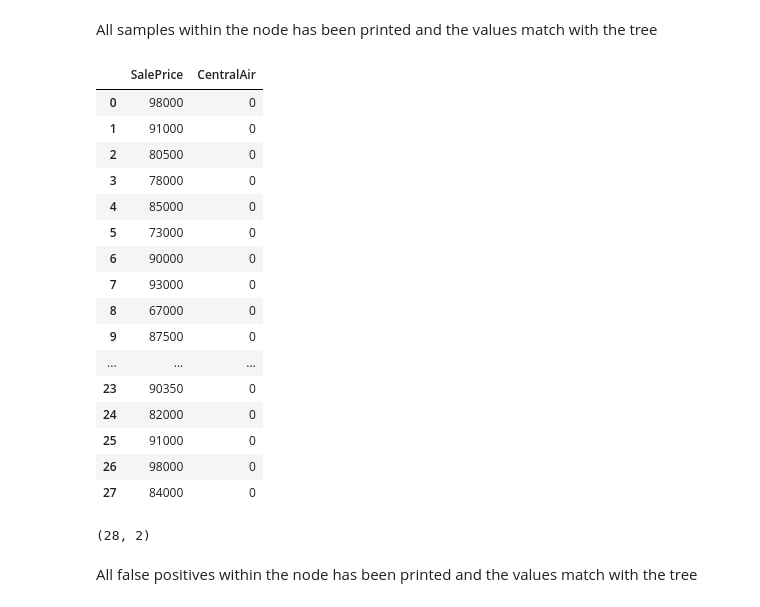
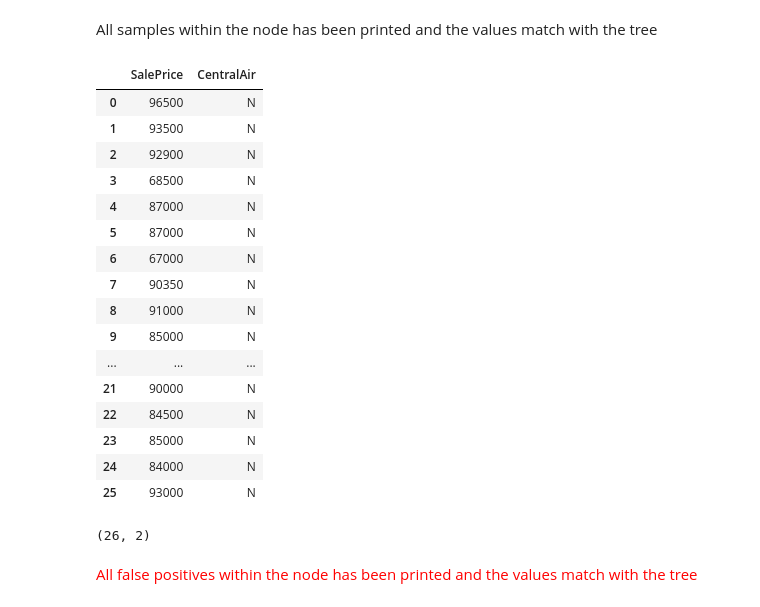
Before and after one commit to rachtrx/SC1015_DSAI_Labs, a Jupyter notebook: ex5/Exercise5_Solution.ipynb, the cells around one changed output. Saved outputs shown, nothing was run; the diff lists cells and outputs as text; code cells hidden in the pictures.

```diff
--- a/ex5/Exercise5_Solution.ipynb
+++ b/ex5/Exercise5_Solution.ipynb
@@ -77,7 +77,7 @@ class Model:
         self.feature = feature
         self.variable = variable
         self.df_og = aircon_dataframe.loc[:, [feature, variable]].copy()
-        self.df_og[variable] = self.df_og[variable].map({'Y': 1, 'N': 0})
+        # self.df_og[variable] = self.df_og[variable].map({'Y': 1, 'N': 0})
 
     def fit_and_predict_y_val(self):
         self.X_train, self.X_test, self.y_train, self.y_test = train_test_split(self.df_og[self.feature].to_frame(), self.df_og[self.variable].to_frame(), test_size=0.25)
@@ -129,7 +129,7 @@ class Model:
         f = plt.figure(figsize=(20,20))
         plot_tree(self.dectree, filled=True, rounded=True,
                     feature_names=[self.feature],
-                    class_names=["No AC","With AC"])
+                    class_names=self.dectree.classes_) # no longer need to encode
         plt.title(f"Decision tree (Max Depth {self.max_depth}): {self.variable} classified by {self.feature}")
         plt.show()
 # %%
@@ -295,35 +309,35 @@ node_dataframe.shape
 All samples within the node has been printed and the values match with the tree
 # %%
 fp_mask = (
-    (salePrice_3_model.df_train['SalePrice'] > 63750) &
-    (salePrice_3_model.df_train['SalePrice'] <= 98300) &
-    (salePrice_3_model.df_train['CentralAir'] == 0)
+    (salePrice_3_model.df_train['SalePrice'] > 61691.5) &
+    (salePrice_3_model.df_train['SalePrice'] <= 97750) &
+    (salePrice_3_model.df_train['CentralAir'] == 'N')
 )
 
 fp_dataframe = salePrice_3_model.df_train.loc[fp_mask].copy()
 fp_dataframe.reset_index(drop=True, inplace=True)
 fp_dataframe
 # %% [output]
 |  | SalePrice | CentralAir |
-| 0 | 98000 | 0 |
-| 1 | 91000 | 0 |
-| 2 | 80500 | 0 |
-| 3 | 78000 | 0 |
-| 4 | 85000 | 0 |
-| 5 | 73000 | 0 |
-| 6 | 90000 | 0 |
-| 7 | 93000 | 0 |
-| 8 | 67000 | 0 |
-| 9 | 87500 | 0 |
+| 0 | 96500 | N |
+| 1 | 93500 | N |
+| 2 | 92900 | N |
+| 3 | 68500 | N |
+| 4 | 87000 | N |
+| 5 | 87000 | N |
+| 6 | 67000 | N |
+| 7 | 90350 | N |
+| 8 | 91000 | N |
+| 9 | 85000 | N |
 | ... | ... | ... |
-| 23 | 90350 | 0 |
-| 24 | 82000 | 0 |
-| 25 | 91000 | 0 |
-| 26 | 98000 | 0 |
-| 27 | 84000 | 0 |
+| 21 | 90000 | N |
+| 22 | 84500 | N |
+| 23 | 85000 | N |
+| 24 | 84000 | N |
+| 25 | 93000 | N |
 # %%
 fp_dataframe.shape
 # %% [output]
-(28, 2)
+(26, 2)
 # %% [markdown]
-All false positives within the node has been printed and the values match with the tree
+<font color="red">All false positives within the node has been printed and the values match with the tree</font>
```
Also changed, not shown: parts of 14 cells of this notebook.
